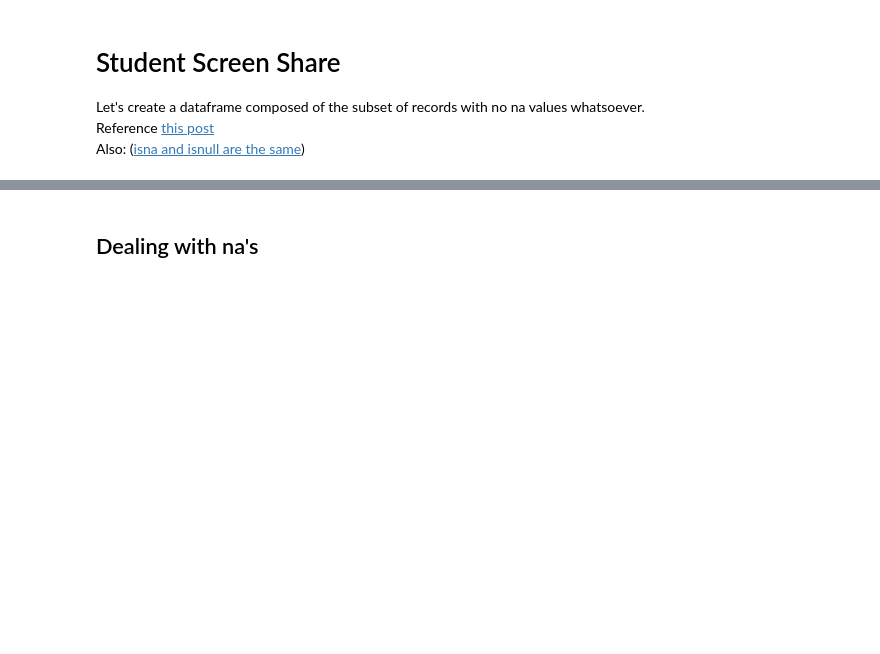
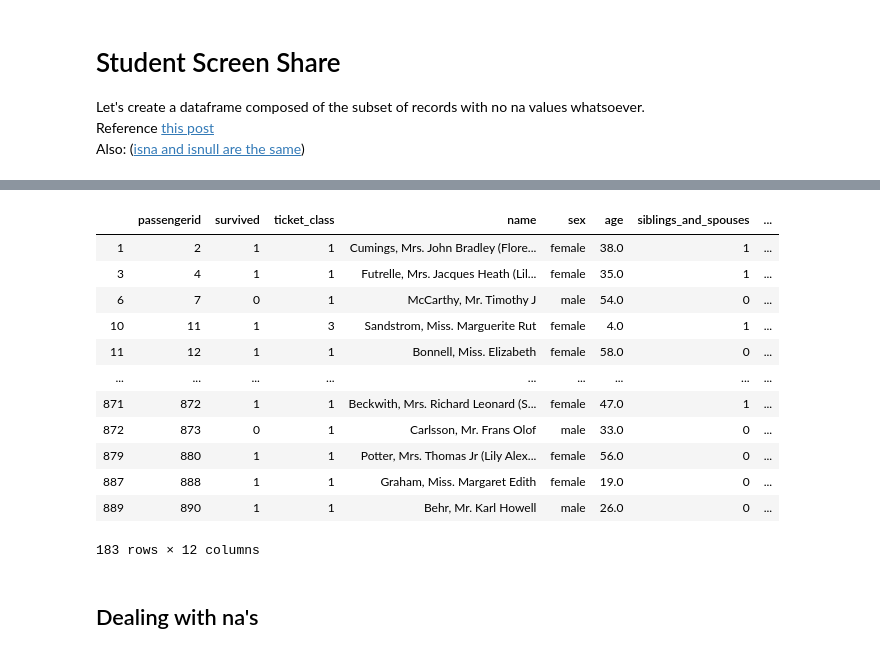
Before and after one commit to lecritch/pandas1_seattle-chicago-ds, a Jupyter notebook: pandas_intro_continued.ipynb, the cells around one changed output, grey strips where cells are left out. Cells and saved outputs as stored; diff of their text form; code cells hidden in the pictures; blank space fills up the shorter version.

```diff
--- a/pandas_intro_continued.ipynb
+++ b/pandas_intro_continued.ipynb
@@ -163,3 +344,20 @@ np.random.choice(student_list)
+# %%
+df[~df.isna().any(axis=1)] # this is the hard way to do it
+# see below for best way to do it
+# %% [output]
+|  | passengerid | survived | ticket_class | name | sex | age | siblings_and_spouses | ... |
+| 1 | 2 | 1 | 1 | Cumings, Mrs. John Bradley (Flore... | female | 38.0 | 1 | ... |
+| 3 | 4 | 1 | 1 | Futrelle, Mrs. Jacques Heath (Lil... | female | 35.0 | 1 | ... |
+| 6 | 7 | 0 | 1 | McCarthy, Mr. Timothy J | male | 54.0 | 0 | ... |
+| 10 | 11 | 1 | 3 | Sandstrom, Miss. Marguerite Rut | female | 4.0 | 1 | ... |
+| 11 | 12 | 1 | 1 | Bonnell, Miss. Elizabeth | female | 58.0 | 0 | ... |
+| ... | ... | ... | ... | ... | ... | ... | ... | ... |
+| 871 | 872 | 1 | 1 | Beckwith, Mrs. Richard Leonard (S... | female | 47.0 | 1 | ... |
+| 872 | 873 | 0 | 1 | Carlsson, Mr. Frans Olof | male | 33.0 | 0 | ... |
+| 879 | 880 | 1 | 1 | Potter, Mrs. Thomas Jr (Lily Alex... | female | 56.0 | 0 | ... |
+| 887 | 888 | 1 | 1 | Graham, Miss. Margaret Edith | female | 19.0 | 0 | ... |
+| 889 | 890 | 1 | 1 | Behr, Mr. Karl Howell | male | 26.0 | 0 | ... |
+183 rows × 12 columns
 # %% [markdown]
 ## Dealing with na's
 # %% [markdown]
```
Also changed, not shown: parts of 41 cells of this notebook, 1 other file.
